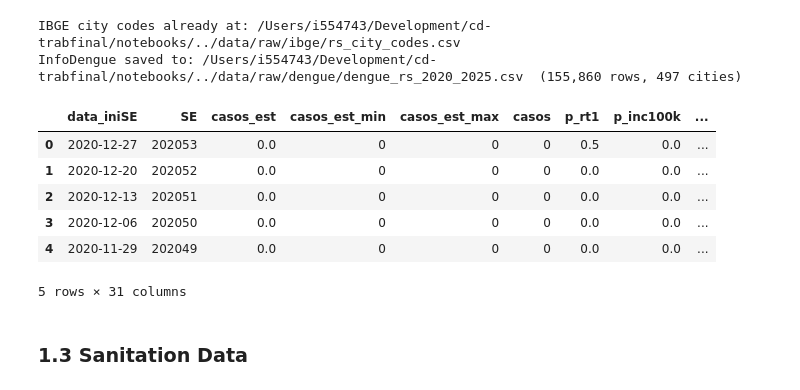
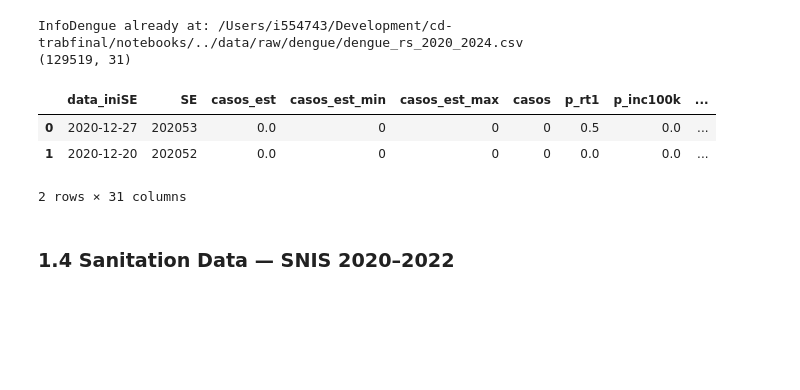
Before and after one commit to gabrielacmacc/cd-trabfinal, a Jupyter notebook: notebooks/dengue.ipynb, the cells around one changed output. Saved outputs shown, nothing was run; the diff lists cells and outputs as text; code cells hidden in the pictures; blank space fills up the shorter version.

Commit message:
Add initial data cleaning

```diff
--- a/notebooks/dengue.ipynb
+++ b/notebooks/dengue.ipynb
@@ -50,20 +53,16 @@ IBGE city codes already at: /Users/i554743/Development/cd-trabfinal/notebooks/..
 # %%
-# InfoDengue: Dengue Cases — RS — 2020-2025
-
 from src.data.extract import fetch_dengue
 
 dengue = fetch_dengue()
-dengue.head()
+print(dengue.shape)
+dengue.head(2)
 # %% [output]
-IBGE city codes already at: /Users/i554743/Development/cd-trabfinal/notebooks/../data/raw/ibge/rs_city_codes.csv
-InfoDengue saved to: /Users/i554743/Development/cd-trabfinal/notebooks/../data/raw/dengue/dengue_rs_2020_2025.csv  (155,860 rows, 497 cities)
+InfoDengue already at: /Users/i554743/Development/cd-trabfinal/notebooks/../data/raw/dengue/dengue_rs_2020_2024.csv
+(129519, 31)
 |  | data_iniSE | SE | casos_est | casos_est_min | casos_est_max | casos | p_rt1 | p_inc100k | ... |
 | 0 | 2020-12-27 | 202053 | 0.0 | 0 | 0 | 0 | 0.5 | 0.0 | ... |
 | 1 | 2020-12-20 | 202052 | 0.0 | 0 | 0 | 0 | 0.0 | 0.0 | ... |
-| 2 | 2020-12-13 | 202051 | 0.0 | 0 | 0 | 0 | 0.0 | 0.0 | ... |
-| 3 | 2020-12-06 | 202050 | 0.0 | 0 | 0 | 0 | 0.0 | 0.0 | ... |
-| 4 | 2020-11-29 | 202049 | 0.0 | 0 | 0 | 0 | 0.0 | 0.0 | ... |
-5 rows × 31 columns
+2 rows × 31 columns
 # %% [markdown]
-### 1.3 Sanitation Data
+### 1.4 Sanitation Data — SNIS 2020–2022
 # %%
```
Also changed, not shown: parts of 34 cells of this notebook, 15 other files.
